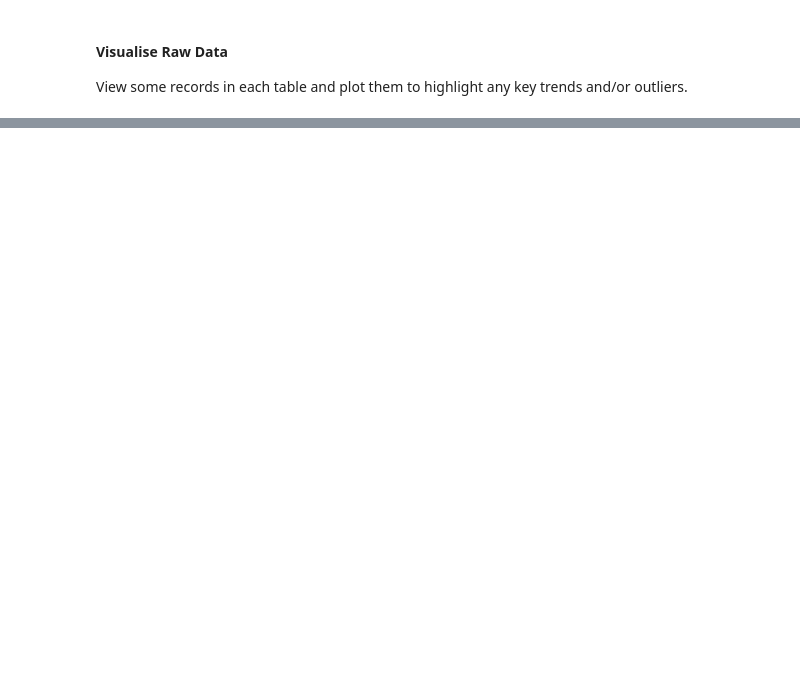
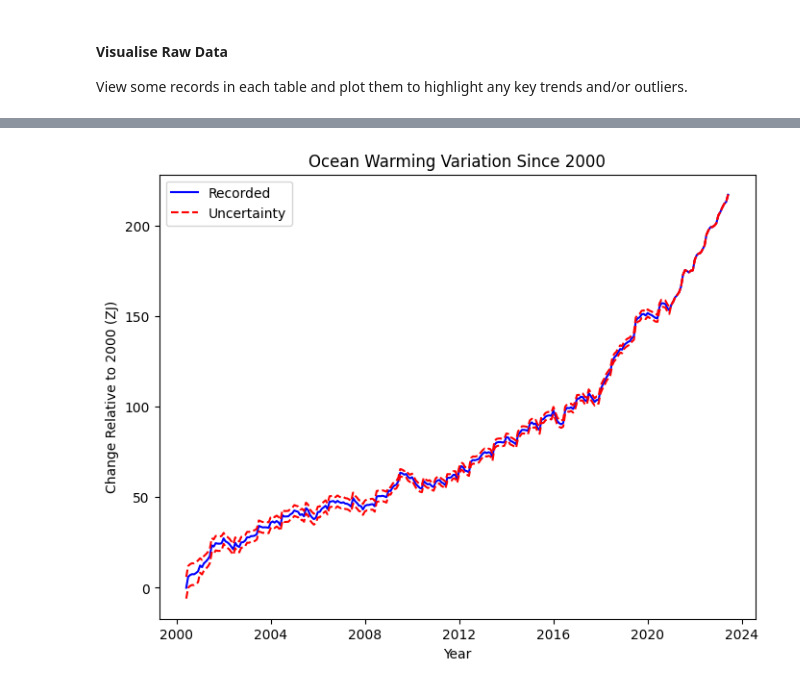
Before and after one commit to rraj786/Sea-Level-Predictions, a Jupyter notebook: Sea Level Predictions.ipynb, the cells around one changed output, grey strips where cells are left out. Saved outputs shown, nothing was run; the diff lists cells and outputs as text; code cells hidden in the pictures; blank space fills up the shorter version.

```diff
--- a/Sea Level Predictions.ipynb
+++ b/Sea Level Predictions.ipynb
@@ -53,0 +93,19 @@ data_file['Sheet5']
+# %%
+# Plot sea levels over time
+plt.figure(figsize = (8, 6))
+plt.plot(dataset['Ocean Warming']['Date'], dataset['Ocean Warming']['Ocean Warming Relative to 2000 (ZJ)'], color = 'b',
+         label = 'Recorded')
+plt.plot(dataset['Ocean Warming']['Date'], dataset['Ocean Warming']['Lower Bound (ZJ)'],
+         linestyle = '--', color = 'r', label = 'Uncertainty')
+plt.plot(dataset['Ocean Warming']['Date'], dataset['Ocean Warming']['Upper Bound (ZJ)'],
+         linestyle = '--', color = 'r')
+
+plt.xlabel('Year')
+plt.ylabel('Change Relative to 2000 (ZJ)')
+plt.title('Ocean Warming Variation Since 2000')
+
+plt.legend()
+
+plt.show()
+# %% [output]
+[figure, added]
```
Also changed, not shown: parts of 9 cells of this notebook.
